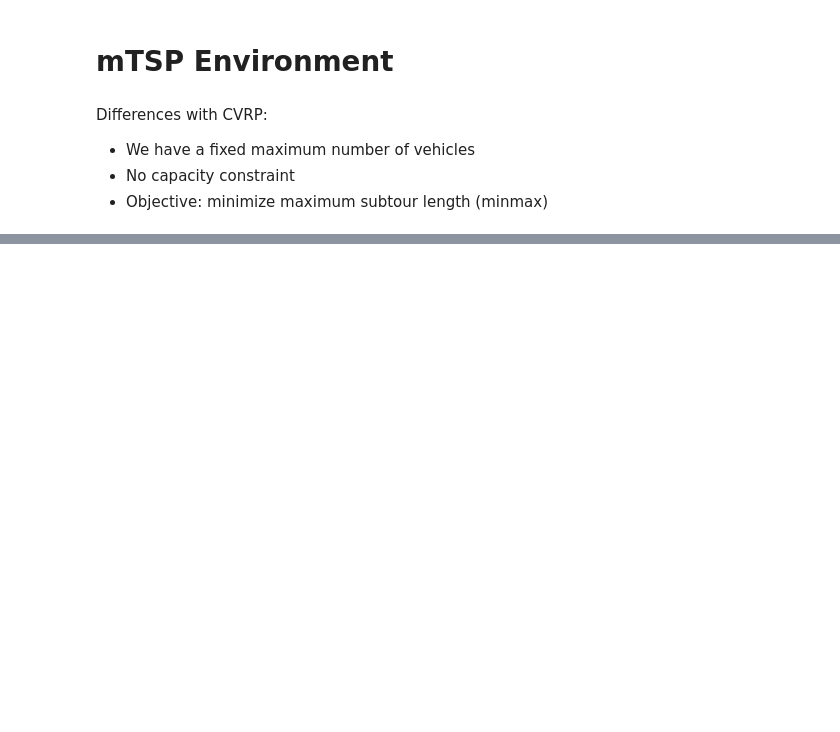
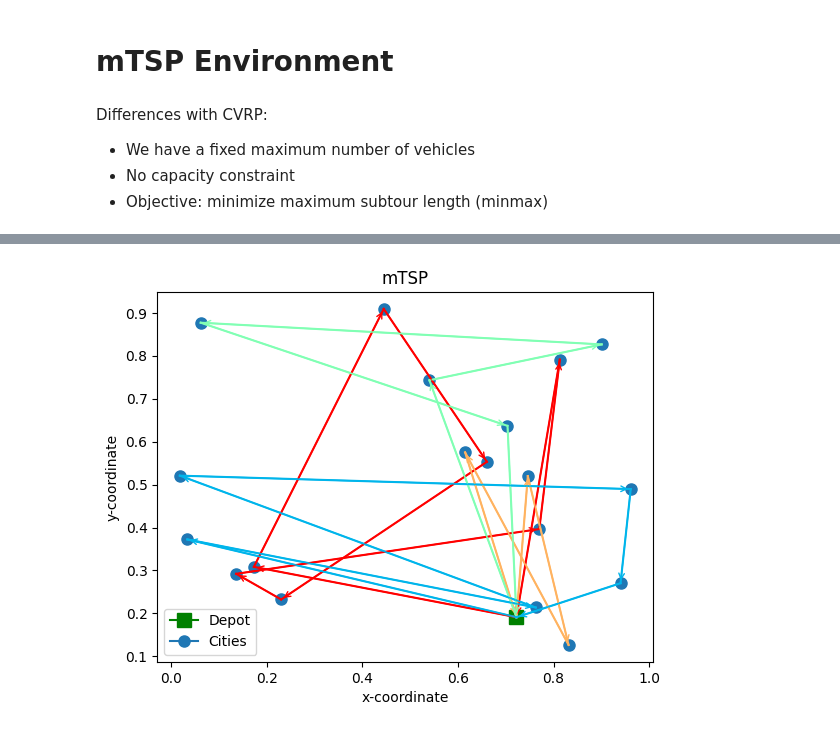
Before and after one commit to ai4co/rl4co, a Jupyter notebook: notebooks/mtsp/1.environment-creation.ipynb, the cells around one changed output, grey strips where cells are left out. Saved outputs shown, nothing was run; the diff lists cells and outputs as text; code cells hidden in the pictures; blank space fills up the shorter version.

```diff
--- a/notebooks/mtsp/1.environment-creation.ipynb
+++ b/notebooks/mtsp/1.environment-creation.ipynb
@@ -254,7 +297,8 @@ class MTSPEnv(RL4COEnvBase):
 # %%
-env = MTSPEnv()
+env = MTSPEnv(num_loc=20, min_num_agents=5, max_num_agents=5, cost_type="minmax")
 
-td = env.generate_data(2)
-print(td['observation'])
-print(td['num_agents'])
+td = env.reset(batch_size=[2])
+td = rollout(env, td, policy)
+print(td['action'].shape)
+print(td["reward"])
 # %% [output]
@@ -277,0 +312,86 @@ tensor([8, 8])
+# %%
+import matplotlib.pyplot as plt
+from matplotlib import colormaps
+
+def discrete_cmap(N, base_cmap='nipy_spectral'):
+  """Create an N-bin discrete colormap from the specified input map"""
+  base = colormaps[base_cmap]
+  color_list = base(np.linspace(0, 1, N))
+  cmap_name = base.name + str(N)
+  return base.from_list(cmap_name, color_list, N)
+# %%
+td = td.detach().cpu()
+# if batch_size greater than 0 , we need to select the first batch element
+if td.batch_size != torch.Size([]):
+    td = td[0]
+
+num_agents = td["num_agents"]
+locs = td["locs"]
+actions = td["action"]
+
+depot_loc = td["locs"][0]
+cmap = discrete_cmap(num_agents , 'rainbow')
+
+fig, ax = plt.subplots()
+
+# Add depot action = 0 to before first action and after last action
+actions = torch.cat([torch.zeros(1, dtype=torch.int64), actions, torch.zeros(1, dtype=torch.int64)])
+
+# Make list of colors from matplotlib
+for i, loc in enumerate(locs):
+    if i == 0:
+        # depot
+        marker = "s"
+        color = "g"
+        label = "Depot"
+        markersize = 10
+    else:
+        # normal location
+        marker = "o"
+        color = "tab:blue"
+        label = "Cities"
+        markersize = 8
+    if i > 1: label = ""
+
+    ax.plot(
+        loc[0],
+        loc[1],
+        color=color,
+        marker=marker,
+        markersize=markersize,
+        label=label,
+    )
+
+# Plot the actions in order
+agent_idx = 0
+for i in range(len(actions)):
+    if actions[i] == 0:
+        agent_idx += 1
+    color = cmap(num_agents - agent_idx)
+
+    from_node = actions[i]
+    to_node = (
+        actions[i + 1] if i < len(actions) - 1 else actions[0]
+    )  # last goes back to depot
+    from_loc = td["locs"][from_node]
+    to_loc = td["locs"][to_node]
+    ax.plot([from_loc[0], to_loc[0]], [from_loc[1], to_loc[1]], color=color)
+    ax.annotate(
+        "",
+        xy=(to_loc[0], to_loc[1]),
+        xytext=(from_loc[0], from_loc[1]),
+        arrowprops=dict(arrowstyle="->", color=color),
+        annotation_clip=False,
+    )
+
+# Legend
+handles, labels = ax.get_legend_handles_labels()
+
+# plot legend
+ax.legend(handles, labels)
+ax.set_title("mTSP")
+ax.set_xlabel("x-coordinate")
+ax.set_ylabel("y-coordinate")
+plt.show()
+# %% [output]
+[figure, added]
```
Also changed, not shown: parts of 14 cells of this notebook, 1 other file.
